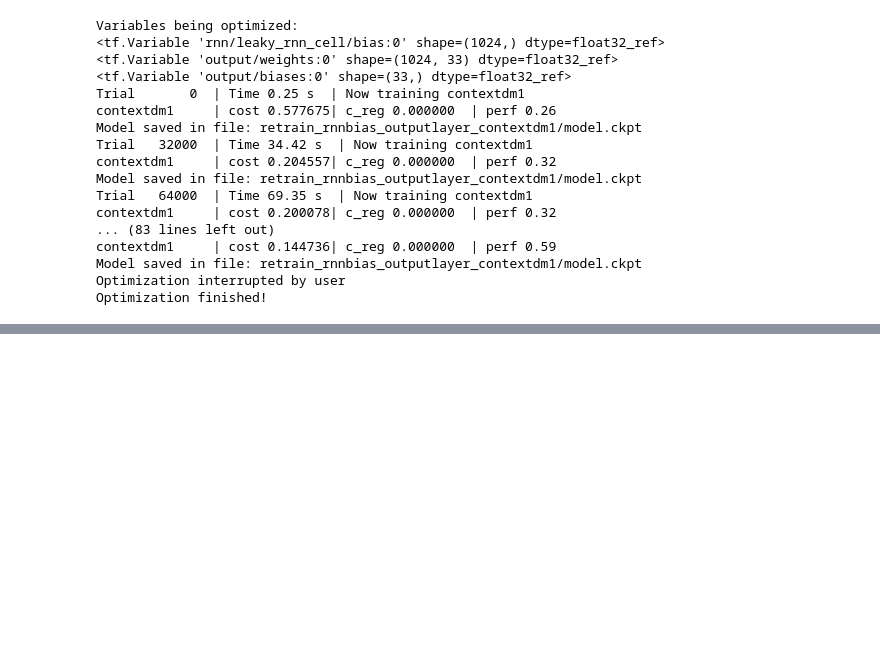
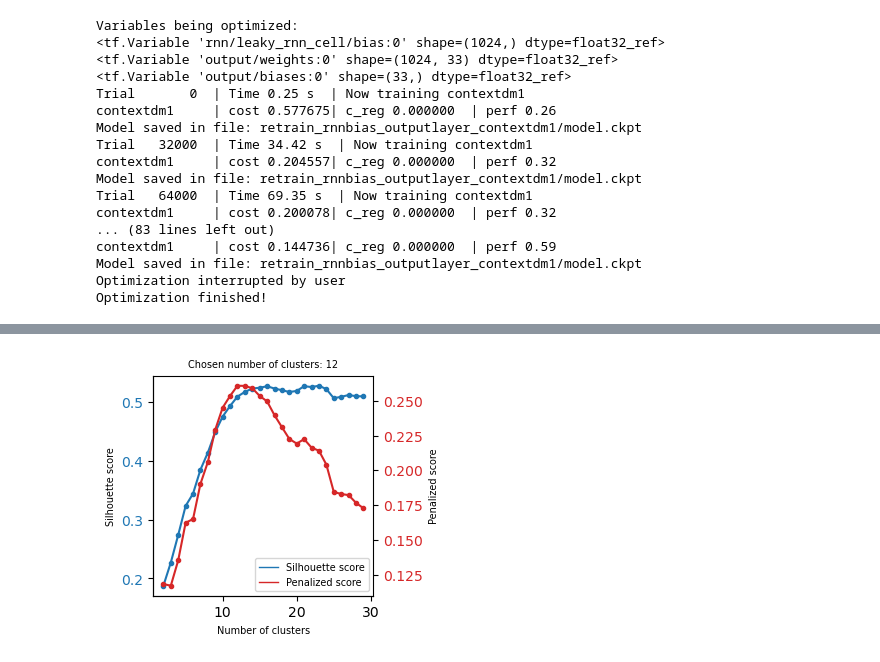
Before and after one commit to burnhamdr/multitask, a Jupyter notebook: trainBias.ipynb, the cells around one changed output, grey strips where cells are left out. Saved outputs shown, nothing was run; the diff lists cells and outputs as text; code cells hidden in the pictures; blank space fills up the shorter version.

```diff
--- a/trainBias.ipynb
+++ b/trainBias.ipynb
@@ -202,0 +609,4 @@ Optimization finished!
+# %%
+CA.plot_cluster_score()
+# %% [output]
+[figure, added]
```
Also changed, not shown: parts of 8 cells of this notebook, 6 other files.
